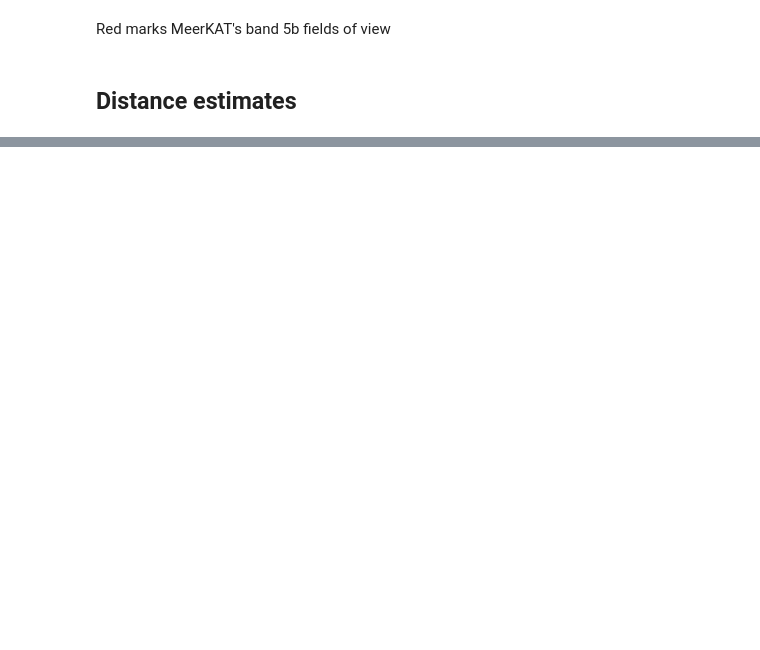
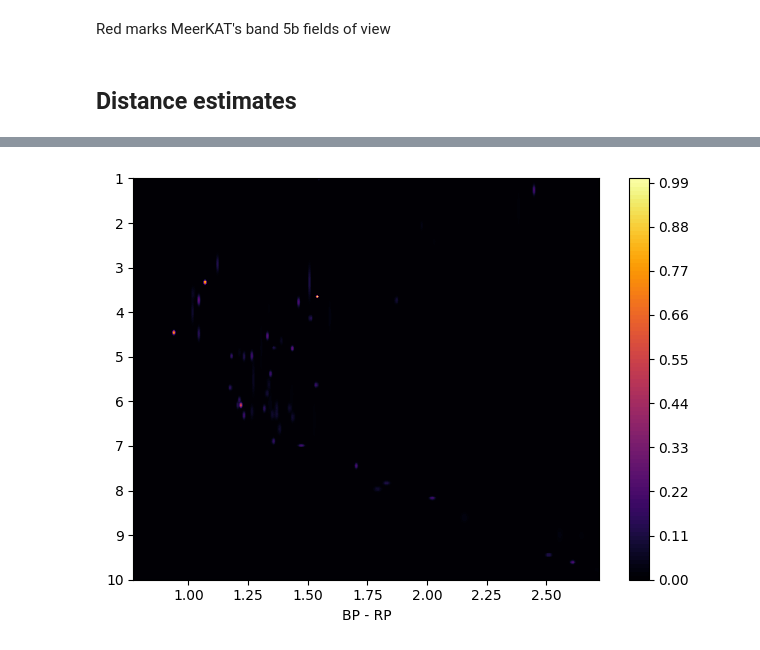
Before and after one commit to Oxke/seti-deliverables, a Jupyter notebook: Gaia targets in GC.ipynb, the cells around one changed output, grey strips where cells are left out. Drawn from its saved outputs; the diff is of its cells as text; code cells hidden in the pictures; blank space fills up the shorter version.

```diff
--- a/Gaia targets in GC.ipynb
+++ b/Gaia targets in GC.ipynb
@@ -190,7 +213,7 @@ def calculate_density(colors, magnitudes, color_err, mag_err):
     x_min, x_max = colors.min(), colors.max()
     y_min, y_max = magnitudes.min(), magnitudes.max()
     x = np.linspace(x_min, x_max, 300)
-    y = np.linspace(y_max, y_min, 300)
+    y = np.linspace(10, 1, 300)
     X, Y = np.meshgrid(x, y)
     pos = np.dstack((X, Y))
     density = np.zeros_like(X)
@@ -227,0 +251,17 @@ plt.show()
+# %%
+X_g, Y_g, density_gaia = calculate_density(
+    results["bp_rp"],
+    results["abs_g_mag"],
+    results["bp_rp_error"],
+    results["abs_g_mag_error"]
+)
+# %%
+ax = plt.gca()
+gaia_hr = ax.contourf(X_g, Y_g, density_gaia, levels=100, cmap="inferno")
+ax.set_xlabel("BP - RP")
+ax.invert_yaxis()
+
+plt.colorbar(gaia_hr)
+plt.tight_layout()
+# %% [output]
+[figure, added]
```
Also changed, not shown: parts of 6 cells of this notebook, 18 other files.
